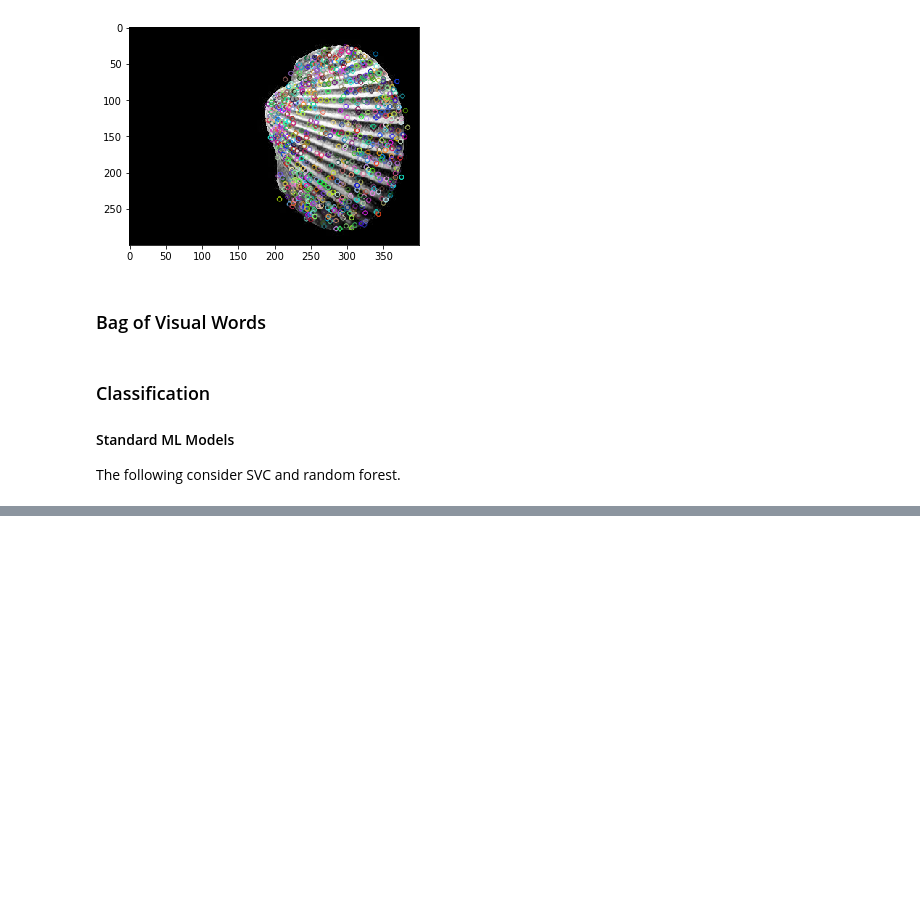
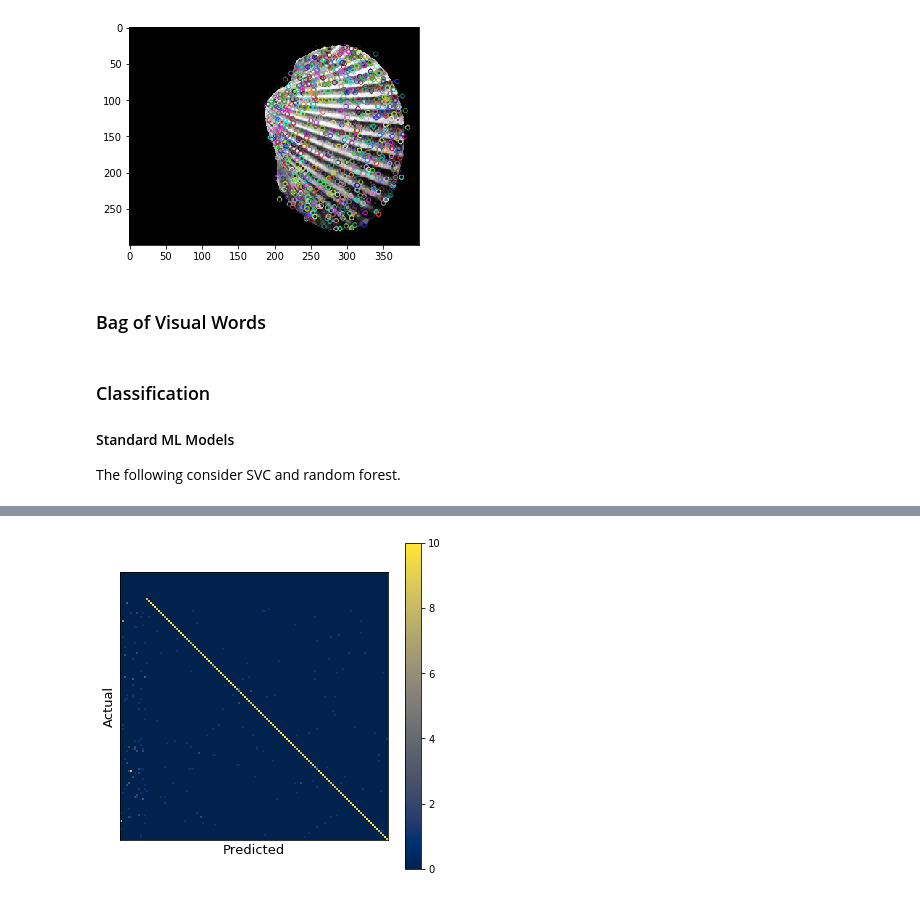
Before and after one commit to maleakhiw/shell-feature-extraction, a Jupyter notebook: notebooks/Keypoint Feature Extraction.ipynb, the cells around one changed output, grey strips where cells are left out. Saved outputs shown, nothing was run; the diff lists cells and outputs as text; code cells hidden in the pictures; blank space fills up the shorter version.

```diff
--- a/notebooks/Keypoint Feature Extraction.ipynb
+++ b/notebooks/Keypoint Feature Extraction.ipynb
@@ -135,16 +135,16 @@ for size in vocabulary_sizes:
 # %%
 ## Load dictionary
 kmeans_100 = load_object("../results/vocab_100.pickle")
-vocab_100 = kmeans.cluster_centers_
+vocab_100 = kmeans_100.cluster_centers_
 
 kmeans_200 = load_object("../results/vocab_200.pickle")
-vocab_200 = kmeans.cluster_centers_
+vocab_200 = kmeans_200.cluster_centers_
 
 kmeans_500 = load_object("../results/vocab_500.pickle")
-vocab_500 = kmeans.cluster_centers_
+vocab_500 = kmeans_500.cluster_centers_
 
 kmeans_1000 = load_object("../results/vocab_1000.pickle")
-vocab_1000 = kmeans.cluster_centers_
+vocab_1000 = kmeans_1000.cluster_centers_
 # %%
 # Build histograms
 X_100 = build_histograms(vocab_100, 100, X_species)
@@ -166,0 +288,3 @@ The following consider SVC and random forest.
+# %%
+le = LabelEncoder()
+y_sift_le = le.fit_transform(y_sift)
@@ -166,0 +305,79 @@ The following consider SVC and random forest.
+# %%
+# Neural network configuration (simple one for standard)
+# see more complex version on utilities.ipynb that are evaluated
+# on other files.
+optimizer = keras.optimizers.Adam()
+batch_size = 64
+no_epochs = 200
+# %%
+## Evaluation
+# Iterate over different feature sets
+for feature_set , feature_set_name in zip(feature_sets, feature_sets_name):
+
+    print("*"*50)
+    print(feature_set_name)
+
+    X = feature_set[0]
+    y = feature_set[1]
+
+    dict_results = generate_dict_results()
+
+    kfold = StratifiedKFold(n_splits=5, shuffle=True)
+
+    # Neural network training
+    X = np.array(X)
+    y = np.array(y)
+
+    # Simple model definition
+    model = keras.Sequential(
+        [
+            layers.Dense(64, activation="relu"),
+            layers.Dense(32, activation="relu"),
+            layers.Dense(134, activation="softmax"),
+        ]
+    )
+
+    for train, test in kfold.split(X, y):
+        model.compile(loss="sparse_categorical_crossentropy",
+                     optimizer=optimizer,
+                     metrics=["accuracy"])
+
+        # Valid data
+        valid_range = int(0.1 * len(train))
+        valid = train[:valid_range]
+        train = train[valid_range:]
+
+        # Early stopping callbacks
+        early_stopping = tf.keras.callbacks.EarlyStopping(
+            monitor='val_loss', min_delta=0, patience=50,
+            mode="auto", restore_best_weights=False
+        )
+
+        # Fit data to model
+        history = model.fit(X[train], y[train],
+                  batch_size=batch_size,
+                  epochs=no_epochs, verbose=0,
+                  validation_data=(X[valid], y[valid]),
+                  callbacks=[early_stopping])
+
+        # Generate generalisation metrics
+        pred = model.predict(X[test])
+        pred = np.argmax(pred, axis=1)
+        cm = confusion_matrix(pred, y[test])
+        acc = accuracy_score(pred, y[test])
+        f1 = f1_score(pred, y[test], average="macro")
+
+        # Add data to dict results
+        dict_results["accuracy"].append(acc)
+        dict_results["f1"].append(f1)
+        dict_results["cm"].append(cm)
+
+    # Display accuracy, f1, confusion matrix
+    print(f"Accuracy: {np.mean(dict_results['accuracy'])}")
+    print(f"F1: {np.mean(dict_results['f1'])}")
+    plot_confusion_matrix(sum(dict_results['cm']), cmap="cividis")
+
+    print()
+
+    list_dict_results.append(dict_results)
+# %% [output]
@@ -166,0 +388 @@ The following consider SVC and random forest.
+[figure, added]
```
Also changed, not shown: parts of 62 cells of this notebook, 8 other files.
